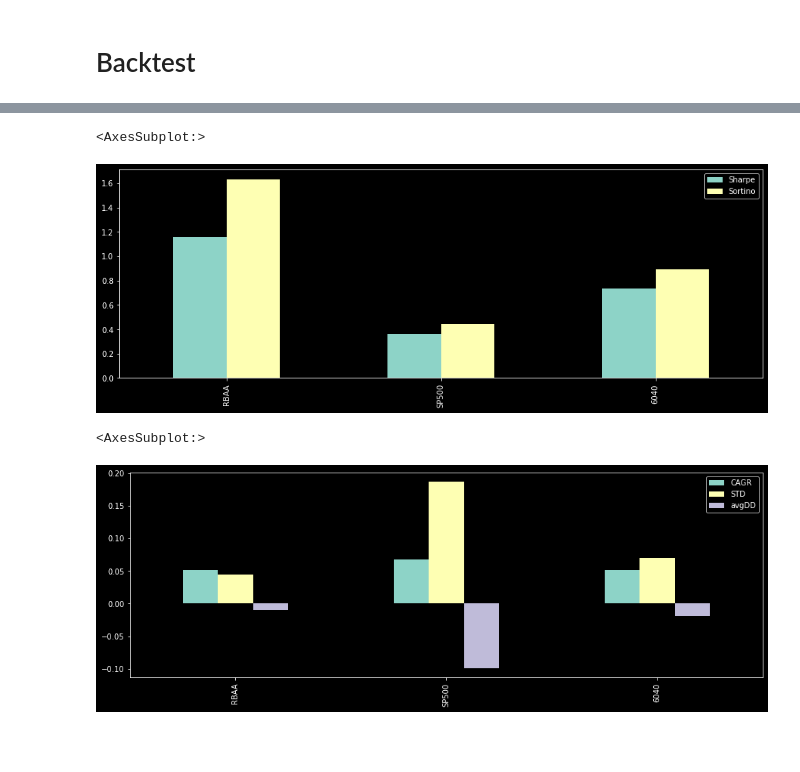
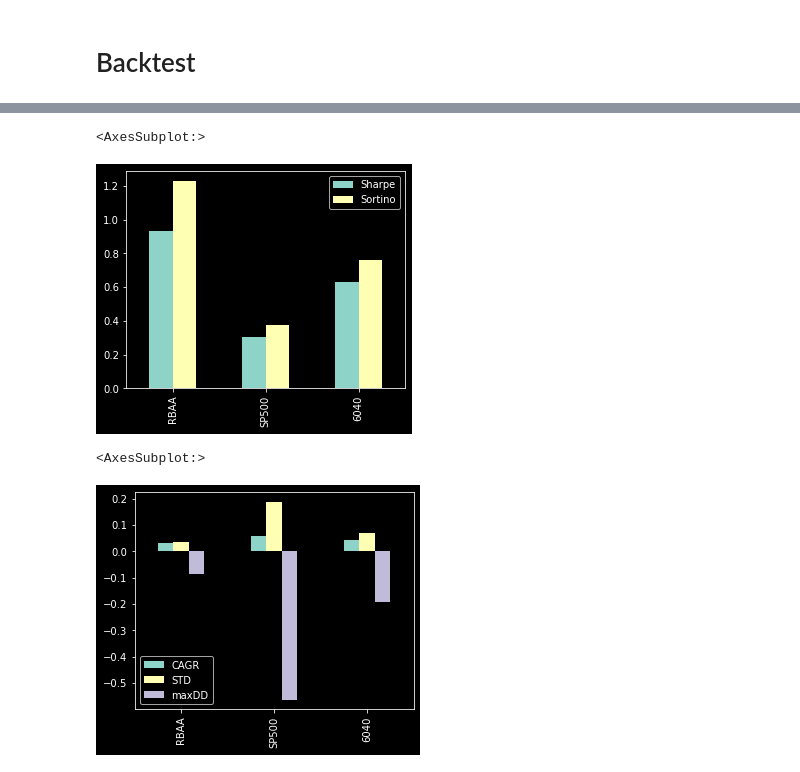
Before and after one commit to enexqnt/RBAA, a Jupyter notebook: RBAA.ipynb, the cells around one changed output, grey strips where cells are left out. Cells and saved outputs as stored; diff of their text form; code cells hidden in the pictures; blank space fills up the shorter version.

```diff
--- a/RBAA.ipynb
+++ b/RBAA.ipynb
@@ -259,11 +280,11 @@ $$
 \end{array}
 $$
 # %%
-asset_classes = {'Assets': assets.keys(),
+asset_classes = {'Assets': assets.values(),
                  'Type': ['Bond','Stock','Cash','Commodities','10 Year','Gold']}
 asset_classes = pd.DataFrame(asset_classes)
 asset_classes = asset_classes.sort_values(by=['Assets'])
-constraints = {'Disabled': [False,],'Type': ['Classes'],'Set': ['Type'],'Position': ['Cash'],'Sign': ['<='], 'Weight': [0],'Type Relative': [''],'Relative Set': [''],'Relative': [''],'Factor': ['']}
+constraints = {'Disabled': [False,],'Type': ['Classes'],'Set': ['Type'],'Position': ['Cash'],'Sign': ['<='], 'Weight': [0.1],'Type Relative': [''],'Relative Set': [''],'Relative': [''],'Factor': ['']}
 constraints = pd.DataFrame(constraints)
 A, B = rp.assets_constraints(constraints, asset_classes)
 # %%
@@ -277,7 +298,7 @@ for i in tqdm(range(start, len(returns))):
         port.cov=pd.DataFrame(postvar[c])
         port.ainequality = A
         port.binequality = B
-        w.append(port.optimization(obj='Utility',rm='CDaR'))
+        w.append(port.optimization(obj='Utility',rm='CDaR',l=1))
         c+=1
 # %%
 weights=pd.DataFrame(np.concatenate(w,axis=1),index=returns.columns[:6],columns=dates).T
@@ -296,7 +327,7 @@ def stats(hist,m=52):
     std=hist.pct_change().std()[0]*(m**0.5)
     cagr=(((hist.iloc[-1]/hist.iloc[0])**(m/len(hist))-1)).values[0]
     sh=cagr/std
-    dd=((hist-hist.expanding().max())/hist.expanding().max()).mean()[0]
+    dd=((hist-hist.expanding().max())/hist.expanding().max()).min()[0]
     return cagr,std,sh,dd,so
 
 def sortino(df,m=52):
@@ -325,6 +356,6 @@ plt.legend()
 # %%
-portf=[pd.DataFrame(ptf),(returns_test[['S&P500']]+1).cumprod()*100,pd.DataFrame(static),]
+portf=[pd.DataFrame(ptf).dropna(),(returns_test[['S&P500']]+1).cumprod()*100,pd.DataFrame(static),]
 st=[]
 for i in portf:
     st.append(stats(i))
-res=pd.DataFrame(st,index=['RBAA','SP500','6040'],columns=['CAGR','STD','Sharpe','avgDD','Sortino' ])
+res=pd.DataFrame(st,index=['RBAA','SP500','6040'],columns=['CAGR','STD','Sharpe','maxDD','Sortino' ])
@@ -331,10 +369,10 @@ res=pd.DataFrame(st,index=['RBAA','SP500','6040'],columns=['CAGR','STD','Sharpe'
 # %%
-res[['Sharpe','Sortino']].plot.bar(figsize=(15,5))
+res[['Sharpe','Sortino']].plot.bar(figsize=(5,4))
 # %% [output]
 <AxesSubplot:>
-[figure, old version]
+[figure, new version]
 # %%
-res[['CAGR','STD','avgDD']].plot.bar(figsize=(15,5))
+res[['CAGR','STD','maxDD']].plot.bar(figsize=(5,4))
 # %% [output]
 <AxesSubplot:>
-[figure, old version]
+[figure, new version]
```
Also changed, not shown: parts of 9 cells of this notebook, 3 other files.
